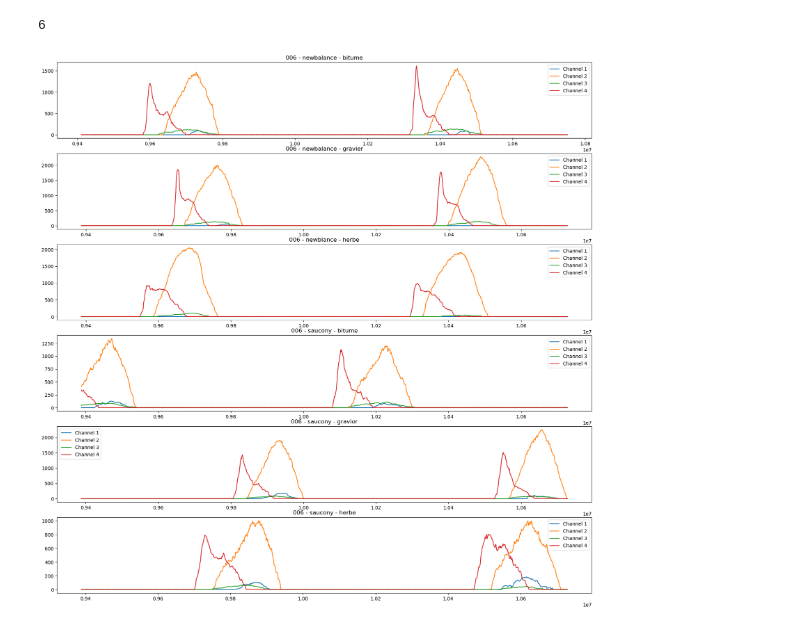
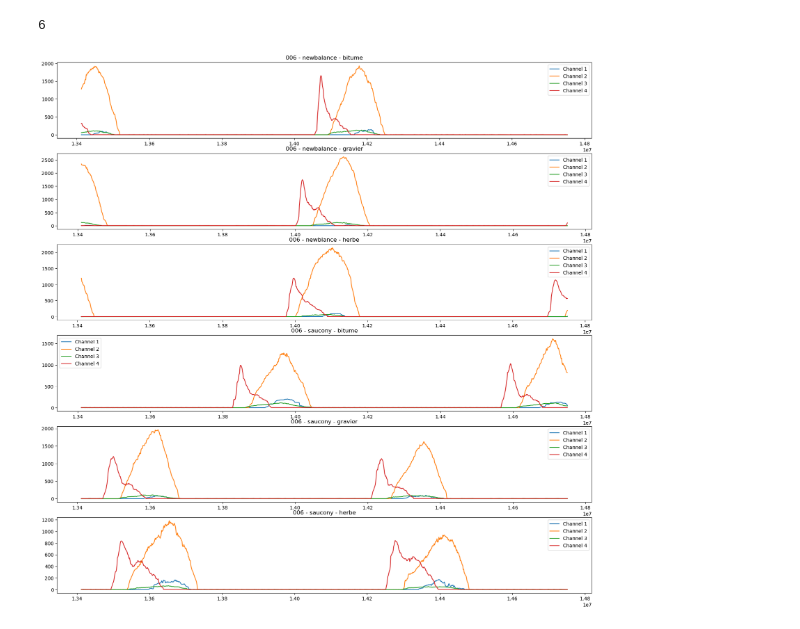
Before and after one commit to MalauD/TIPE2022, a Jupyter notebook: Code/Notebooks/exploitation.ipynb, the cells around one changed output. Saved outputs shown, nothing was run; the diff lists cells and outputs as text; code cells hidden in the pictures.

```diff
--- a/Code/Notebooks/exploitation.ipynb
+++ b/Code/Notebooks/exploitation.ipynb
@@ -58,14 +58,14 @@ len (datas)
 # %%
 def plot_data(data):
     # Plot in subplots for each entry
     fig, axs = plt.subplots(len(data), 1, figsize=(20, 20))
     for i, (session, shoes, coating, df) in enumerate(data):
         for channel in ['Channel 1', 'Channel 2', 'Channel 3', 'Channel 4']:
-            df_trim = df[7000:8000]
+            df_trim = df[10000:11000]
             axs[i].plot(df_trim['Time'], df_trim[channel], label=channel)
         axs[i].set_title(f'{session} - {shoes} - {coating}')
         axs[i].legend()
 
 plot_data(datas)
 # %% [output]
-[figure, old version]
+[figure, new version]
```
Also changed, not shown: parts of 2 cells of this notebook, 1 other file.
